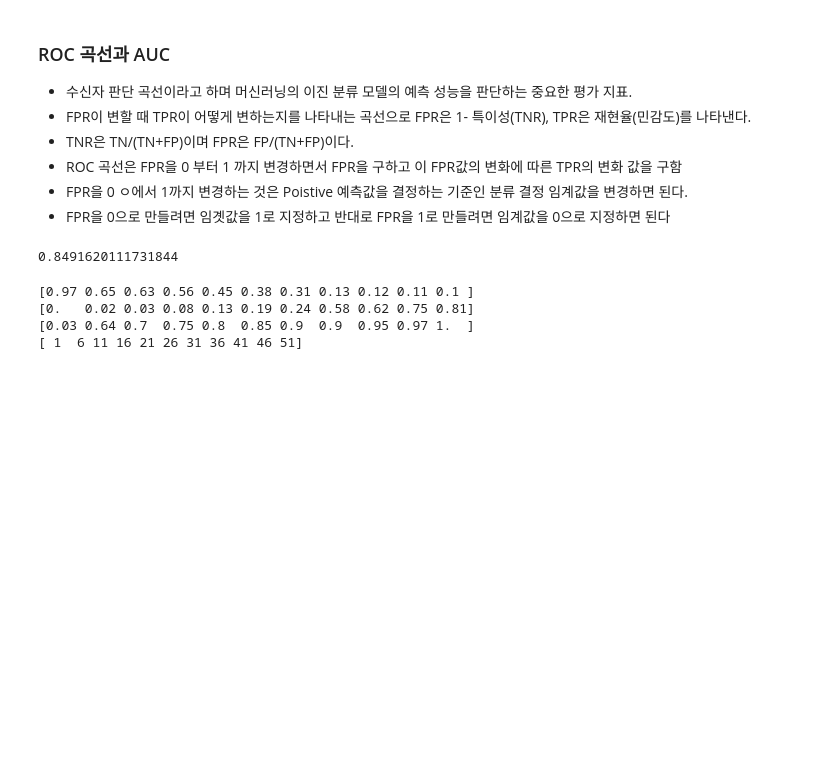
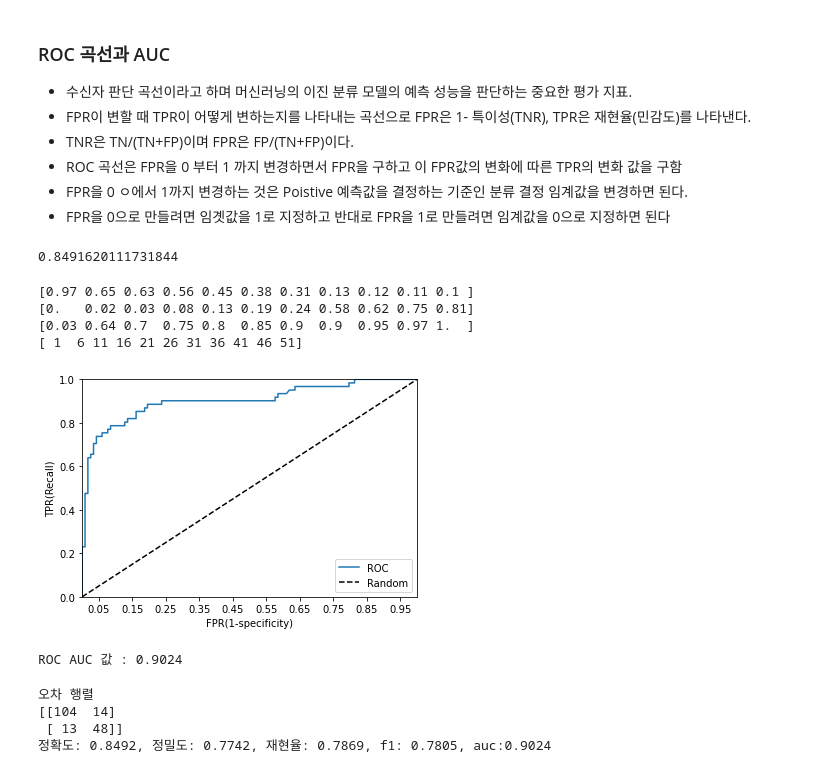
Before and after one commit to kikiru328/CAKD3-Github, a Jupyter notebook: 11. Machine Learning/3. Machine Learning 08.23/2. 분류평가 08.23.ipynb, the cells around one changed output. Drawn from its saved outputs; the diff is of its cells as text; code cells hidden in the pictures; blank space fills up the shorter version.

```diff
--- a/11. Machine Learning/3. Machine Learning 08.23/2. 분류평가 08.23.ipynb
+++ b/11. Machine Learning/3. Machine Learning 08.23/2. 분류평가 08.23.ipynb
@@ -313,7 +313,53 @@ print(thr_index)
 [0.   0.02 0.03 0.08 0.13 0.19 0.24 0.58 0.62 0.75 0.81]
 [0.03 0.64 0.7  0.75 0.8  0.85 0.9  0.9  0.95 0.97 1.  ]
 [ 1  6 11 16 21 26 31 36 41 46 51]
-# %%
-import matplotlib.pyplot as plt
-def roc_curve_plot(y_test,pred_proba_c1):
-    fprs,tprs,thresholds = roc_curve(y_test)
+# %%
+import matplotlib.pyplot as plt
+%matplotlib inline
+def roc_curve_plot(y_test,pred_proba_c1):
+    fprs,tprs,thresholds = roc_curve(y_test,pred_proba_c1)
+    plt.plot(fprs,tprs,label='ROC')
+    plt.plot([0,1],[0,1], 'k--', label = "Random")
+
+    start, end = plt.xlim()
+    plt.xticks(np.round(np.arange(start,end,0.1),2)) #축 단위 뽑음
+    plt.xlim(0,1)
+    plt.ylim(0,1)
+    plt.xlabel('FPR(1-specificity)')
+    plt.ylabel('TPR(Recall)')
+    plt.legend()
+    plt.show()
+roc_curve_plot(y_test,lr_clf.predict_proba(X_test)[:,1])
+# %% [output]
+[figure, added]
+# %%
+from sklearn.metrics import roc_auc_score
+pred_proba = lr_clf.predict_proba(X_test)[:,1]
+roc_score = roc_auc_score(y_test,pred_proba)
+print('ROC AUC 값 : {:.4f}'.format(roc_score))
+
+## ROC 는 이진 분류형 (0,1)에 만 사용이 가능하다.
+# %% [output]
+ROC AUC 값 : 0.9024
+# %%
+# get_clf_eval 평가 사용자 정의 함수
+from sklearn.metrics import accuracy_score, precision_score, recall_score, f1_score, confusion_matrix, roc_auc_score
+
+def get_clf_eval(y_test,pred,pred_proba):
+    confusion = confusion_matrix(y_test,pred)
+    accuracy = accuracy_score(y_test,pred)
+    precision = precision_score(y_test,pred)
+    recall = recall_score(y_test,pred)
+    f1 = f1_score(y_test,pred)
+    roc_auc = roc_auc_score(y_test,pred_proba)
+    print('오차 행렬')
+    print(confusion)
+    print('정확도: {:.4f}, 정밀도: {:.4f}, 재현율: {:.4f}, f1: {:.4f}, auc:{:.4f}'.format(accuracy,precision,
+                                                                    recall,f1,roc_auc))
+
+get_clf_eval(y_test,pred,pred_proba)
+# %% [output]
+오차 행렬
+[[104  14]
+ [ 13  48]]
+정확도: 0.8492, 정밀도: 0.7742, 재현율: 0.7869, f1: 0.7805, auc:0.9024
```
Also changed, not shown: parts of 2 cells of this notebook.
